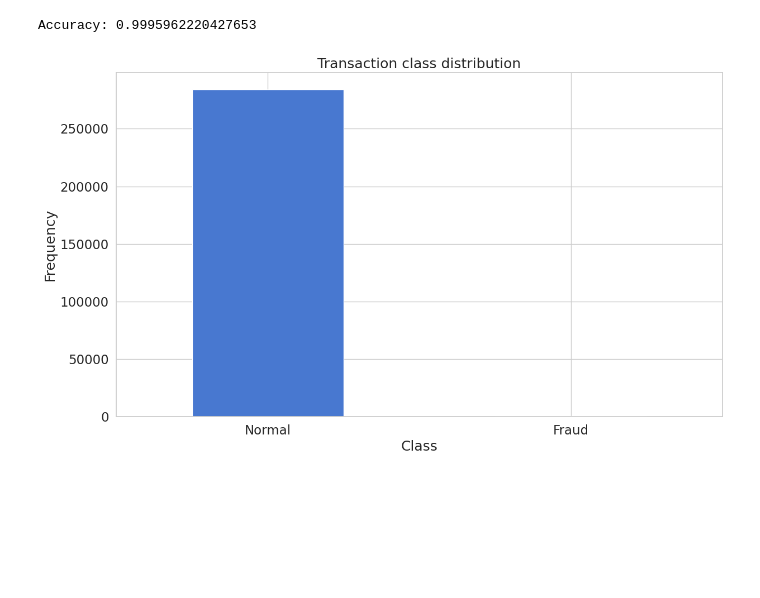
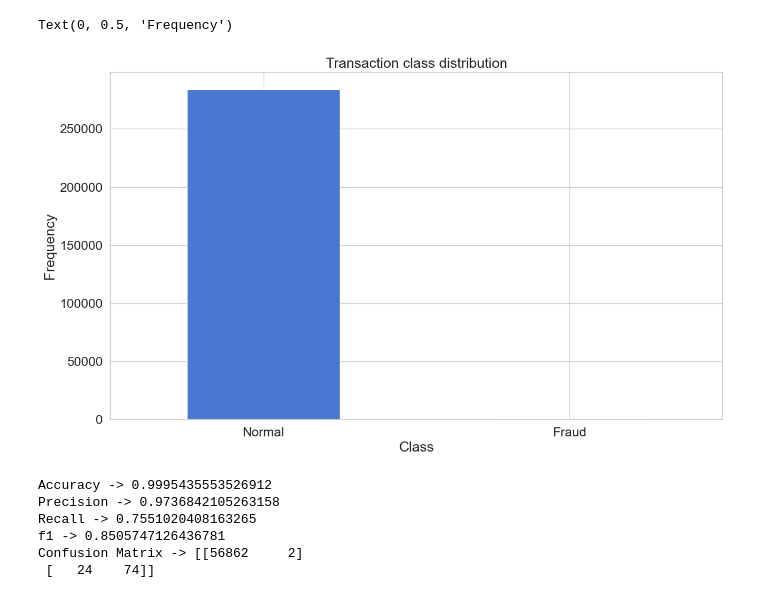
Before and after one commit to mars600/l3594-c1-u4, a Jupyter notebook: CyberThreatHunting.ipynb, the cells around one changed output. Drawn from its saved outputs; the diff is of its cells as text; code cells hidden in the pictures; blank space fills up the shorter version.

```diff
--- a/CyberThreatHunting.ipynb
+++ b/CyberThreatHunting.ipynb
@@ -6,50 +6,67 @@
 import pandas as pd
 from sklearn.ensemble import RandomForestClassifier
 from sklearn.model_selection import train_test_split
-from sklearn.metrics import accuracy_score
+from sklearn.metrics import accuracy_score, precision_score, recall_score, f1_score, confusion_matrix
 import matplotlib.pyplot as plt
 import matplotlib.pyplot as plt
 import seaborn as sns
 from pylab import rcParams
 %matplotlib inline
 
 # έλεγχος κατανομής κλάσεων
 sns.set(style='whitegrid', palette='muted', font_scale=1.5)
 rcParams['figure.figsize'] = 14, 8
 RANDOM_SEED = 42
 LABELS = ["Normal", "Fraud"]
 
 # φόρτωση συνόλου δεδομένων
 url = "https://raw.githubusercontent.com/nsethi31/Kaggle-Data-Credit-Card-Fraud-Detection/master/creditcard.csv"
 data = pd.read_csv(url)
 
 # διαγραφή κενών ή μη αριθμητικών τιμών
 data = data.select_dtypes(include=['float64', 'int64']).dropna()
 
 # διαχωρισμός ανεξάρτητων και εξαρτημένων μεταβλητών
-
-
-# διαχωρισμός συνόλου δεδομένων σε σύνολο εκπαίδευσης και δοκιμών
+X = data.drop(['Time','Class'], axis=1)
+y = data[['Class']]
 
 
 # κατανομή της εξαρτημένης μεταβλητής (class)
 count_classes = pd.value_counts(data['Class'], sort = True)
 count_classes.plot(kind = 'bar', rot=0)
 plt.title("Transaction class distribution")
 plt.xticks(range(2), LABELS)
 plt.xlabel("Class")
-plt.ylabel("Frequency");
-
-# δημιουργία Random Forest αλγορίθμου
-
-
-# εκπαίδευση αλγόριθμου
-
-
-# πρόβλεψη συνόλου δοκιμής
-
-
-# υπολογισμός μετρικών αξιολόγησης (accuracy, precision, recall, f-score, confusion matrix)
+plt.ylabel("Frequency")
 # %% [output]
-Accuracy: 0.9995962220427653
+Text(0, 0.5, 'Frequency')
-[figure, old version]
+[figure, new version]
+# %%
+# διαχωρισμός συνόλου δεδομένων σε σύνολο εκπαίδευσης και δοκιμών
+X_train, X_test, y_train, y_test = train_test_split(X, y, test_size=0.2, random_state=42)
+X_train.shape, X_test.shape
+
+# δημιουργία Random Forest αλγορίθμου
+rf_classifier = RandomForestClassifier(n_estimators=100)
+
+# εκπαίδευση αλγόριθμου
+rf_classifier.fit(X_train, y_train.values.ravel())
+
+# πρόβλεψη συνόλου δοκιμής
+y_pred = rf_classifier.predict(X_test)
+
+# υπολογισμός μετρικών αξιολόγησης (accuracy, precision, recall, f-score, confusion matrix)
+accuracy = accuracy_score(y_test, y_pred)
+precision = precision_score(y_test, y_pred)
+recall = recall_score(y_test, y_pred)
+f1 = f1_score(y_test, y_pred)
+confusion = confusion_matrix(y_test, y_pred)
+
+print(f"Accuracy -> {accuracy}\nPrecision -> {precision}\nRecall -> {recall}\nf1 -> {f1}\nConfusion Matrix -> {confusion}")
+# %% [output]
+Accuracy -> 0.9995435553526912
+Precision -> 0.9736842105263158
+Recall -> 0.7551020408163265
+f1 -> 0.8505747126436781
+Confusion Matrix -> [[56862     2]
+ [   24    74]]
```
Also changed, not shown: parts of 1 cell of this notebook.
